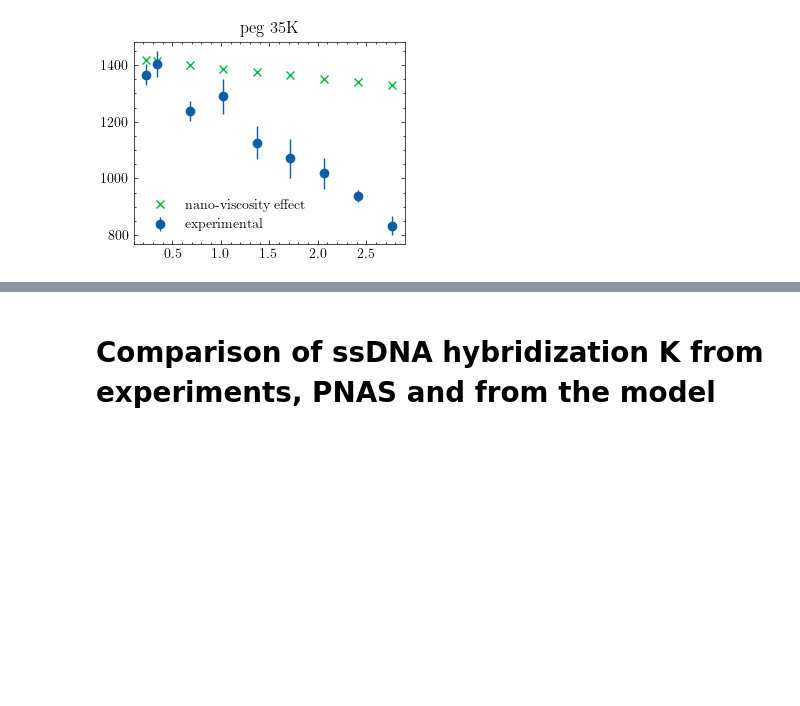
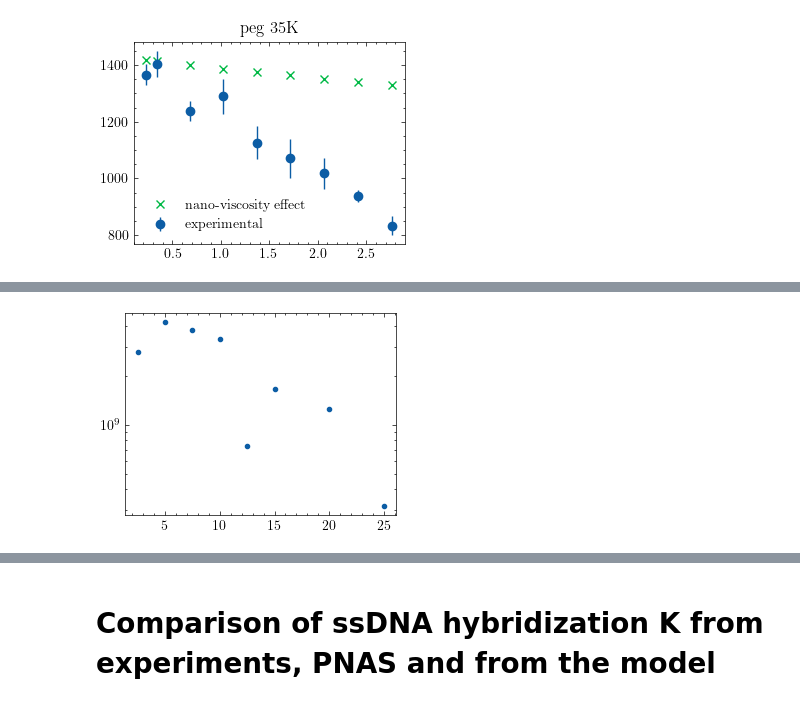
Before and after one commit to antonilis/molecular_crowding, a Jupyter notebook: analysis.ipynb, the cells around one changed output, grey strips where cells are left out. Cells and saved outputs as stored; diff of their text form; code cells hidden in the pictures; blank space fills up the shorter version.

```diff
--- a/analysis.ipynb
+++ b/analysis.ipynb
@@ -191,0 +151,39 @@ plt.tight_layout()
+# %%
+import re
+
+def extract_number_from_filename(filename):
+    # First, try to match -X-Y (e.g. -12-5 → 12.5)
+    match_range = re.search(r'-(\d+)-(\d+)', filename)
+    if match_range:
+        x, y = match_range.groups()
+        return float(f"{x}.{y}")
+
+    # If that fails, try to match a single -X (e.g. -8)
+    match_single = re.search(r'-(\d+)', filename)
+    if match_single:
+        return float(match_single.group(1))
+
+    # If nothing matches, return None or raise an error
+    return None  # or: raise ValueError("No match found")
+# %%
+df_list = []
+
+for file in directions:
+
+
+    df = pd.read_csv(os.path.join(path + file))
+
+    name = file.removeprefix('K_results')
+
+    name = name.split('-')[0]
+
+    numbers = re.findall(r'-(\d+)-(\d+)', name)
+
+    combined_float = extract_number_from_filename(file)
+
+    df['name'] = name
+    df['wt%'] = combined_float
+
+    df_list.append(df)
+
+final_df = pd.concat(df_list)
@@ -191,0 +208,7 @@ plt.tight_layout()
+# %%
+dex = final_df[final_df['name'] == 'DEX6k']
+
+plt.plot(dex['wt%'], dex['K'], '.')
+plt.yscale('log')
+# %% [output]
+[figure, added]
```
Also changed, not shown: parts of 46 cells of this notebook, 18 other files.
